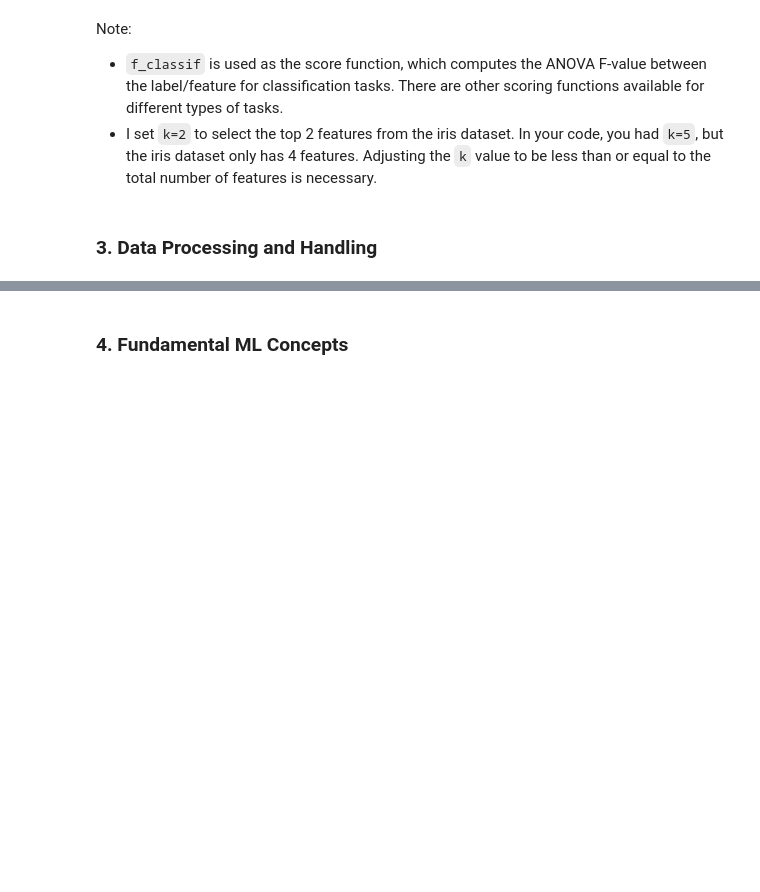
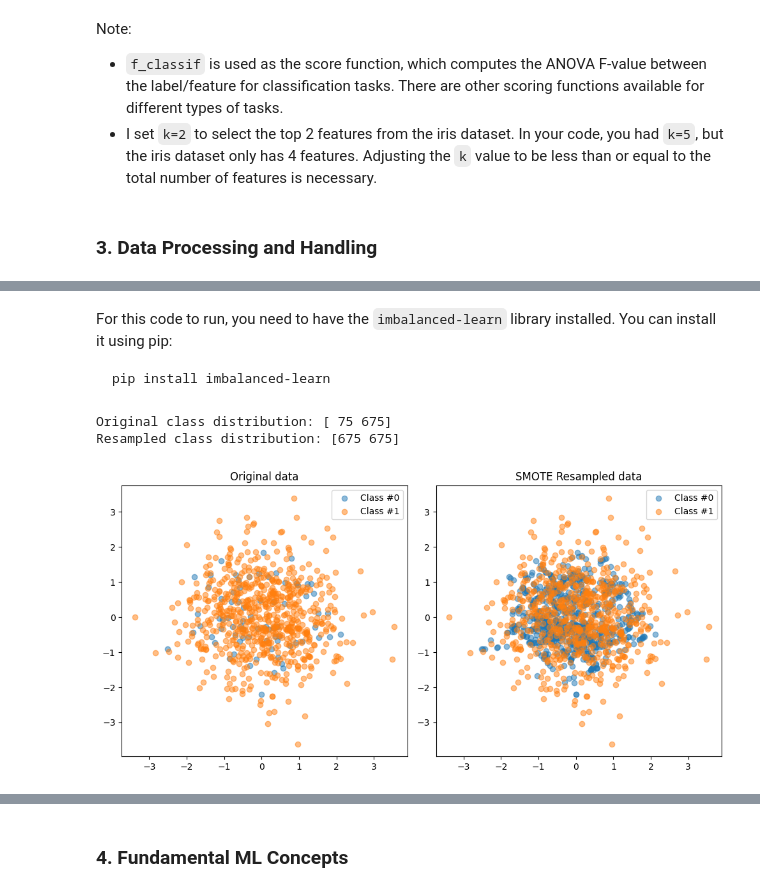
Before and after one commit to natapone/learning_ai_by_coding, a Jupyter notebook: 2-1_ML.ipynb, the cells around one changed output, grey strips where cells are left out. Drawn from its saved outputs; the diff is of its cells as text; code cells hidden in the pictures; blank space fills up the shorter version.

````diff
--- a/2-1_ML.ipynb
+++ b/2-1_ML.ipynb
@@ -449,0 +1069,53 @@ Note:
+# %% [markdown]
+For this code to run, you need to have the `imbalanced-learn` library installed. You can install it using pip:
+
+```
+pip install imbalanced-learn
+```
+# %%
+import numpy as np
+from sklearn.datasets import make_classification
+from sklearn.model_selection import train_test_split
+from imblearn.over_sampling import SMOTE
+import matplotlib.pyplot as plt
+
+# Create an imbalanced dataset
+X, y = make_classification(n_classes=2, class_sep=2, weights=[0.1, 0.9],
+                           n_informative=3, n_redundant=1, flip_y=0,
+                           n_features=20, n_clusters_per_class=1,
+                           n_samples=1000, random_state=42)
+
+# Split the dataset
+X_train, X_test, y_train, y_test = train_test_split(X, y, stratify=y, random_state=42)
+
+# Original class distribution
+print(f"Original class distribution: {np.bincount(y_train)}")
+
+# Apply SMOTE
+smote = SMOTE(random_state=42)
+X_resampled, y_resampled = smote.fit_resample(X_train, y_train)
+
+# Resampled class distribution
+print(f"Resampled class distribution: {np.bincount(y_resampled)}")
+
+# Visualize
+plt.figure(figsize=(10, 5))
+
+plt.subplot(1, 2, 1)
+plt.scatter(X_train[y_train == 0][:, 0], X_train[y_train == 0][:, 1], label="Class #0", alpha=0.5)
+plt.scatter(X_train[y_train == 1][:, 0], X_train[y_train == 1][:, 1], label="Class #1", alpha=0.5)
+plt.title("Original data")
+plt.legend()
+
+plt.subplot(1, 2, 2)
+plt.scatter(X_resampled[y_resampled == 0][:, 0], X_resampled[y_resampled == 0][:, 1], label="Class #0", alpha=0.5)
+plt.scatter(X_resampled[y_resampled == 1][:, 0], X_resampled[y_resampled == 1][:, 1], label="Class #1", alpha=0.5)
+plt.title("SMOTE Resampled data")
+plt.legend()
+
+plt.tight_layout()
+plt.show()
+# %% [output]
+Original class distribution: [ 75 675]
+Resampled class distribution: [675 675]
+[figure, added]
````
Also changed, not shown: parts of 52 cells of this notebook.
